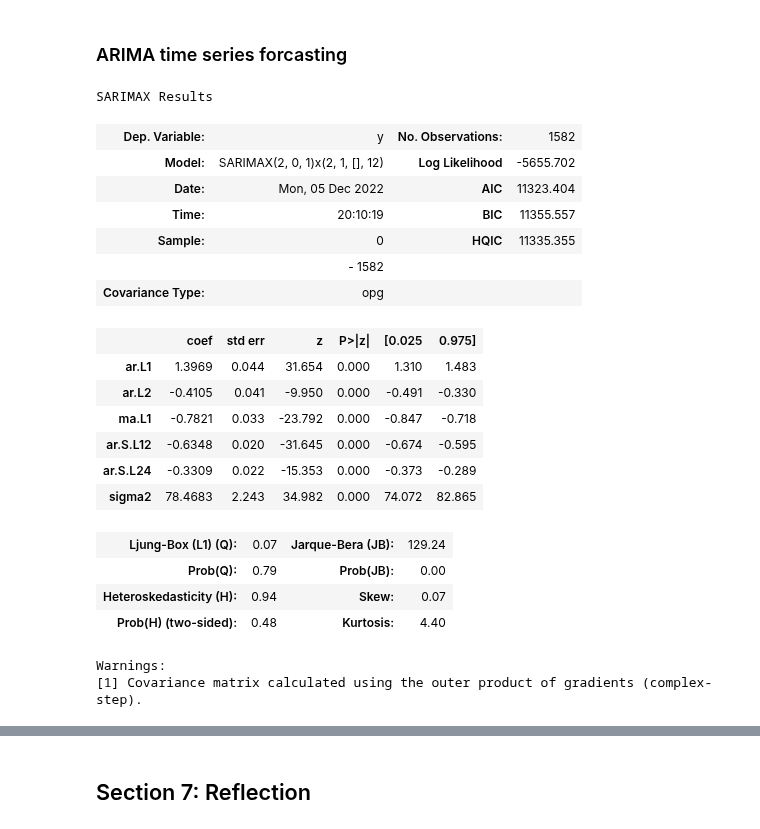
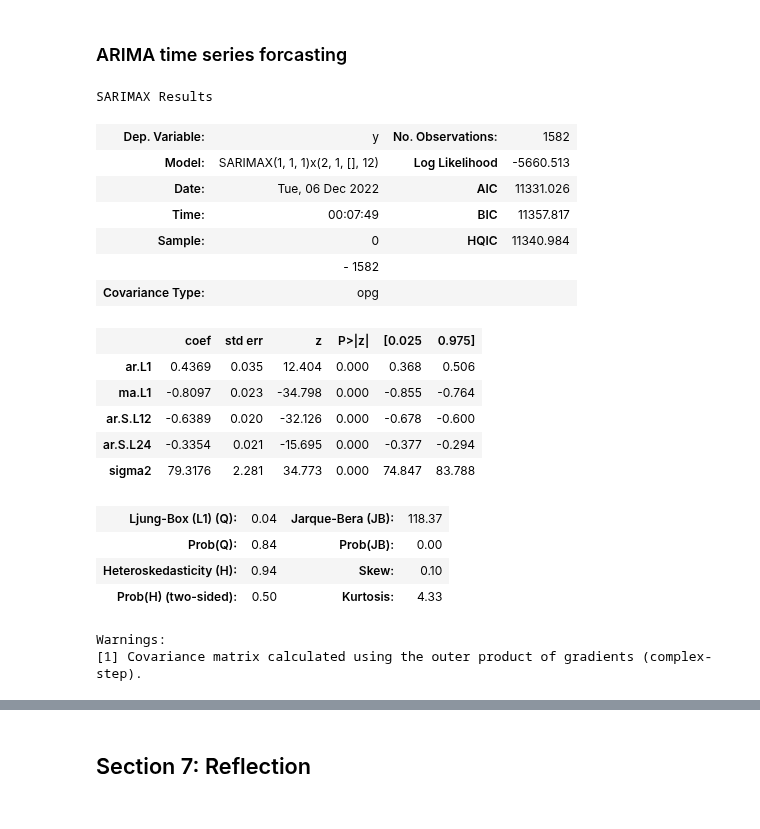
Before and after one commit to CS418/group-project-the-fast-the-curious, a Jupyter notebook: Project.ipynb, the cells around one changed output, grey strips where cells are left out. Cells and saved outputs as stored; diff of their text form; code cells hidden in the pictures.

```diff
--- a/Project.ipynb
+++ b/Project.ipynb
@@ -560,35 +563,32 @@ plt.show()
 # %% [markdown]
 ### ARIMA time series forcasting
 # %%
-# pip install pmdarima
-# pip install daal
 from pmdarima import auto_arima
 from statsmodels.tsa.statespace.sarimax import SARIMAX
 
 df = df.dropna()
 
-stepwise_fit = auto_arima(df['tavg'], seasonal = True, start_p = 1, start_q = 1, max_p = 3, max_q = 3, m = 12, start_P = 0, d = None, D = 1,error_action ='ignore', suppress_warnings = True, stepwise = True)           # set to stepwise
+hyperparam = auto_arima(df['tavg'], seasonal = True, start_p = 1, start_q = 1, max_p = 3, max_q = 3, m = 12, start_P = 0, d = 1, D = 1, error_action ='ignore', suppress_warnings = True, stepwise = True)
 
-stepwise_fit.summary()
+hyperparam.summary()
 # %% [output]
 SARIMAX Results
 | Dep. Variable: | y | No. Observations: | 1582 |
-| Model: | SARIMAX(2, 0, 1)x(2, 1, [], 12) | Log Likelihood | -5655.702 |
-| Date: | Mon, 05 Dec 2022 | AIC | 11323.404 |
-| Time: | 20:10:19 | BIC | 11355.557 |
-| Sample: | 0 | HQIC | 11335.355 |
+| Model: | SARIMAX(1, 1, 1)x(2, 1, [], 12) | Log Likelihood | -5660.513 |
+| Date: | Tue, 06 Dec 2022 | AIC | 11331.026 |
+| Time: | 00:07:49 | BIC | 11357.817 |
+| Sample: | 0 | HQIC | 11340.984 |
 |  | - 1582 |  |  |
 | Covariance Type: | opg |  |  |
 |  | coef | std err | z | P>|z| | [0.025 | 0.975] |
-| ar.L1 | 1.3969 | 0.044 | 31.654 | 0.000 | 1.310 | 1.483 |
-| ar.L2 | -0.4105 | 0.041 | -9.950 | 0.000 | -0.491 | -0.330 |
-| ma.L1 | -0.7821 | 0.033 | -23.792 | 0.000 | -0.847 | -0.718 |
-| ar.S.L12 | -0.6348 | 0.020 | -31.645 | 0.000 | -0.674 | -0.595 |
-| ar.S.L24 | -0.3309 | 0.022 | -15.353 | 0.000 | -0.373 | -0.289 |
-| sigma2 | 78.4683 | 2.243 | 34.982 | 0.000 | 74.072 | 82.865 |
+| ar.L1 | 0.4369 | 0.035 | 12.404 | 0.000 | 0.368 | 0.506 |
+| ma.L1 | -0.8097 | 0.023 | -34.798 | 0.000 | -0.855 | -0.764 |
+| ar.S.L12 | -0.6389 | 0.020 | -32.126 | 0.000 | -0.678 | -0.600 |
+| ar.S.L24 | -0.3354 | 0.021 | -15.695 | 0.000 | -0.377 | -0.294 |
+| sigma2 | 79.3176 | 2.281 | 34.773 | 0.000 | 74.847 | 83.788 |
-| Ljung-Box (L1) (Q): | 0.07 | Jarque-Bera (JB): | 129.24 |
-| Prob(Q): | 0.79 | Prob(JB): | 0.00 |
-| Heteroskedasticity (H): | 0.94 | Skew: | 0.07 |
-| Prob(H) (two-sided): | 0.48 | Kurtosis: | 4.40 |
+| Ljung-Box (L1) (Q): | 0.04 | Jarque-Bera (JB): | 118.37 |
+| Prob(Q): | 0.84 | Prob(JB): | 0.00 |
+| Heteroskedasticity (H): | 0.94 | Skew: | 0.10 |
+| Prob(H) (two-sided): | 0.50 | Kurtosis: | 4.33 |
 Warnings:
 [1] Covariance matrix calculated using the outer product of gradients (complex-step).
```
Also changed, not shown: parts of 7 cells of this notebook.
